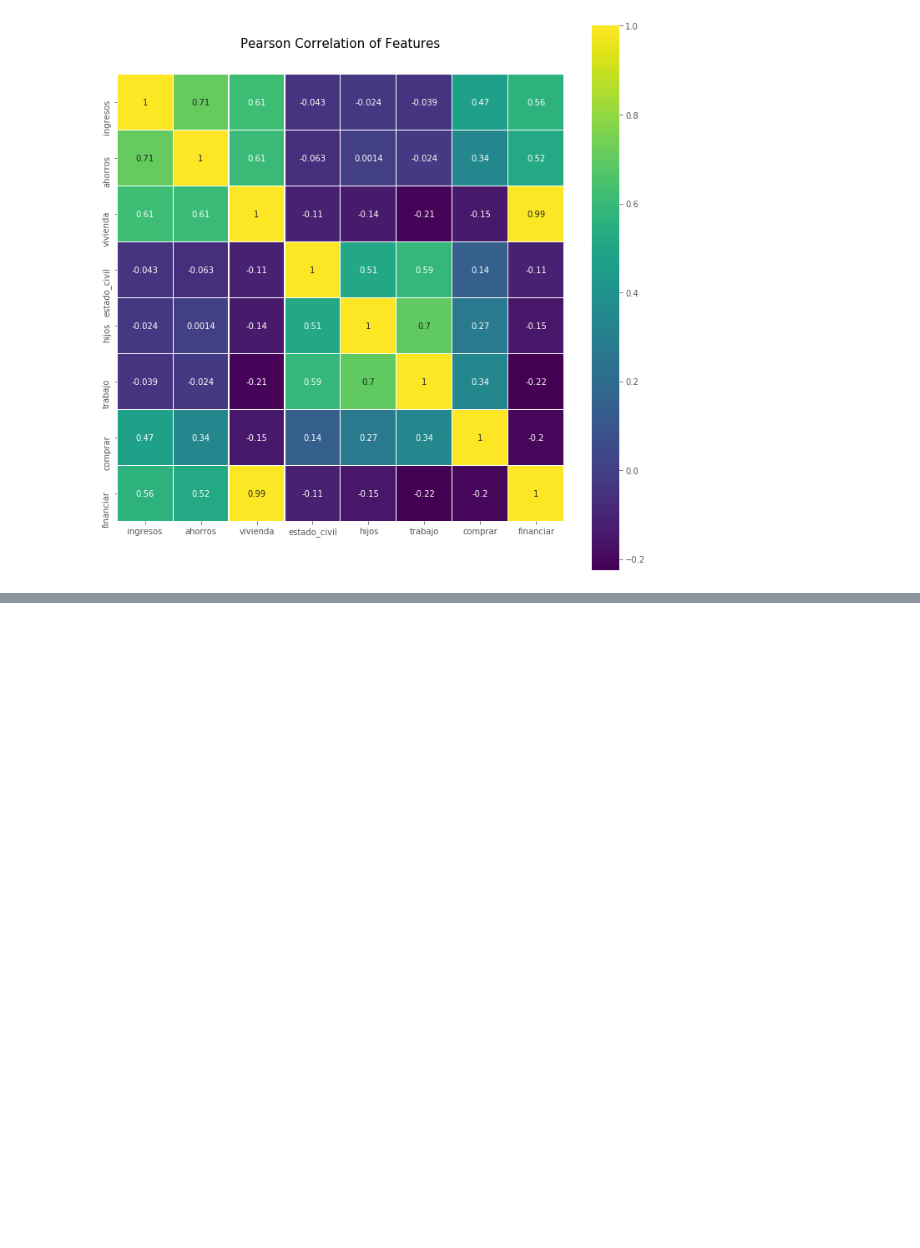
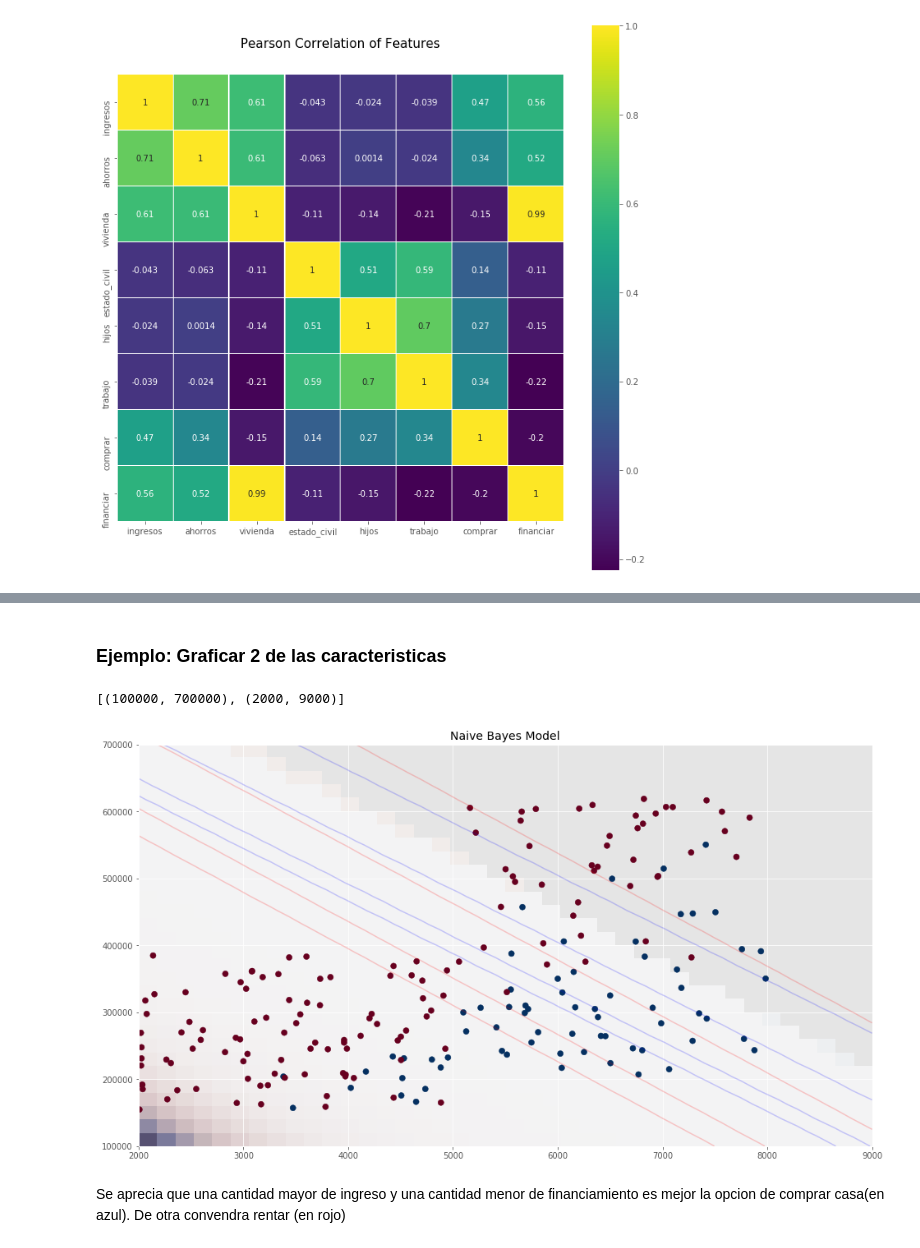
Before and after one commit to Karina984/IA-CLASE-M5, a Jupyter notebook: PracticaBayes.ipynb, the cells around one changed output, grey strips where cells are left out. Cells and saved outputs as stored; diff of their text form; code cells hidden in the pictures; blank space fills up the shorter version.

```diff
--- a/PracticaBayes.ipynb
+++ b/PracticaBayes.ipynb
@@ -93,0 +124,40 @@ sb.heatmap(reduced.astype(float).corr(), linewidth=0.1, vmax=1.0, square=True, c
+# %% [markdown]
+### Ejemplo: Graficar 2 de las caracteristicas
+# %%
+used_features2 =[
+    "ingresos",
+    "financiar"
+]
+X=dataframe[used_features2].values
+y=dataframe["comprar"]
+
+fig, ax = plt.subplots()
+
+ax.scatter(X[:,0], X[:,1], c=y, s=50, cmap='RdBu')
+ax.set_title('Naive Bayes Model', size=14)
+
+xlim = (2000, 9000)
+ylim = (100000, 700000)
+
+xg = np.linspace(xlim[0], xlim[1], 40)
+yg = np.linspace(ylim[0], ylim[1], 30)
+xx, yy = np.meshgrid(xg, yg)
+Xgrid = np.vstack([xx.ravel(), yy.ravel()]).T
+
+for label, color in enumerate(['red', 'blue']):
+    mask = (y == label)
+    mu, std = X[mask].mean(0), X[mask].std(0)
+    P = np.exp(-0.5 * (Xgrid - mu) * 2 / std * 2).prod(1)
+    Pm = np.ma.masked_array(P, P < 0.03)
+    ax.pcolorfast(xg, yg, Pm.reshape(xx.shape), alpha=0.5,
+                  cmap=color.title() + 's')
+    ax.contour(xx, yy, P.reshape(xx.shape),
+               levels=[0.01, 0.1, 0.5, 0.9],
+               colors=color, alpha=0.2)
+
+ax.set(xlim=xlim, ylim=ylim)
+# %% [output]
+[(100000, 700000), (2000, 9000)]
+[figure, added]
+# %% [markdown]
+Se aprecia que una cantidad mayor de ingreso y una cantidad menor de financiamiento es mejor la opcion de comprar casa(en azul). De otra convendra rentar (en rojo)
```
Also changed, not shown: parts of 16 cells of this notebook.
